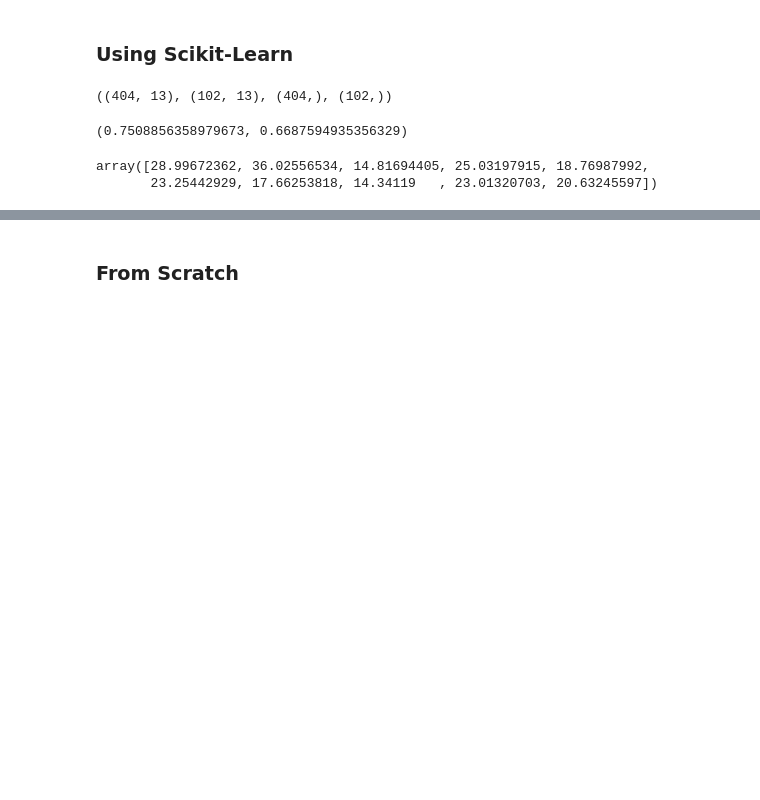
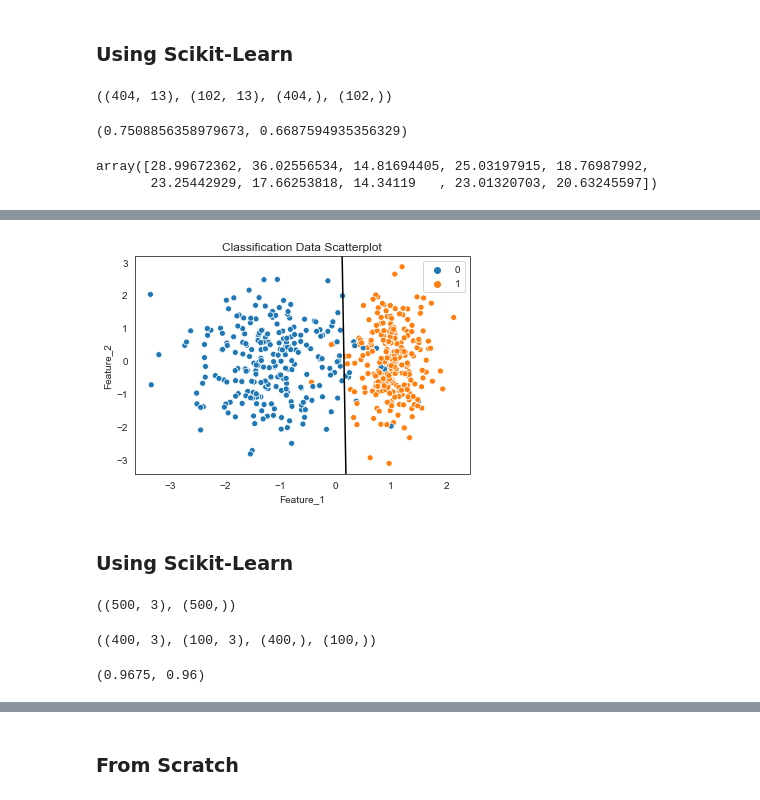
Before and after one commit to SudoSharma/ml_fundamentals, a Jupyter notebook: ml_sandbox.ipynb, the cells around one changed output, grey strips where cells are left out. Cells and saved outputs as stored; diff of their text form; code cells hidden in the pictures; blank space fills up the shorter version.

```diff
--- a/ml_sandbox.ipynb
+++ b/ml_sandbox.ipynb
@@ -84,0 +198,20 @@ array([28.99672362, 36.02556534, 14.81694405, 25.03197915, 18.76987992,
+# %%
+slope = -(w[1] / w[2])
+intercept = -(w[0] / w[2])
+
+sns.set_style('white')
+sns.scatterplot(X[:, 1], X[:, 2], hue=y.squeeze())
+
+ax = plt.gca()
+ax.autoscale(False)
+x_vals = np.array(ax.get_xlim())
+y_vals = intercept + (slope * x_vals)
+plt.plot(x_vals, y_vals, c="k")
+plt.title("Classification Data Scatterplot")
+plt.xlabel("Feature_1")
+plt.ylabel("Feature_2")
+plt.show()
+# %% [output]
+[figure, added]
+# %% [markdown]
+### Using Scikit-Learn
@@ -84,0 +222,20 @@ array([28.99672362, 36.02556534, 14.81694405, 25.03197915, 18.76987992,
+# %%
+X, y = make_classification(n_samples=500, n_features=2, n_redundant=0, n_informative=1,
+                           n_clusters_per_class=1, random_state=14)
+X = np.hstack((np.ones((len(y), 1)), X))
+X.shape, y.shape
+# %% [output]
+((500, 3), (500,))
+# %%
+X_train, X_test, y_train, y_test = train_test_split(X, y, test_size=0.2, random_state=42)
+X_train.shape, X_test.shape, y_train.shape, y_test.shape
+# %% [output]
+((400, 3), (100, 3), (400,), (100,))
+# %%
+model = LogisticRegression().fit(X_train, y_train)
+train_score = model.score(X_train, y_train)  # mean accuracy
+test_score = model.score(X_test, y_test)  # mean accuracy
+
+train_score, test_score
+# %% [output]
+(0.9675, 0.96)
```
Also changed, not shown: parts of 92 cells of this notebook.
